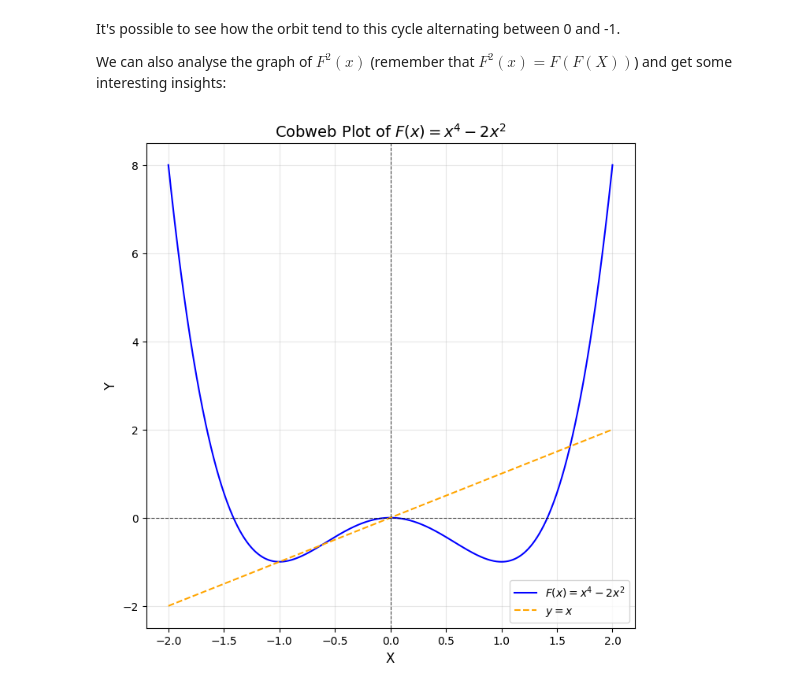
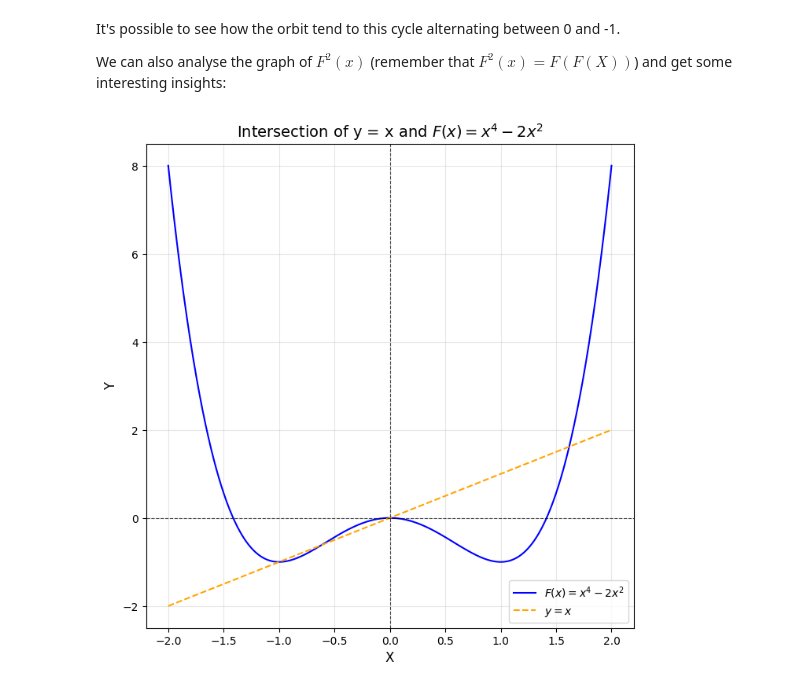
Before and after one commit to Mykaell-Max/Dynamical-Systems, a Jupyter notebook: S001.ipynb, the cells around one changed output. Saved outputs shown, nothing was run; the diff lists cells and outputs as text; code cells hidden in the pictures.

```diff
--- a/S001.ipynb
+++ b/S001.ipynb
@@ -496,23 +496,23 @@ We can also analyse the graph of $F^2(x)$ (remember that $F^2(x) = F( F(X) )$) a
 # %%
 def F(x):
     return x**4 - 2*x**2
 
 x = np.linspace(-2, 2, 1000)
 y = x
 
 plt.figure(figsize=(8, 8))
 plt.plot(x, F(x), label=r"$F(x) = x^4 - 2x^2$", color="blue")
 plt.plot(x, y, label=r"$y = x$", color="orange", linestyle="--")
 
-plt.title("Cobweb Plot of $F(x) = x^4 - 2x^2$", fontsize=14)
+plt.title("Intersection of y = x and $F(x) = x^4 - 2x^2$", fontsize=14)
 plt.xlabel("X", fontsize=12)
 plt.ylabel("Y", fontsize=12)
 plt.axhline(0, color="black", linewidth=0.8, linestyle="--", alpha=0.7)
 plt.axvline(0, color="black", linewidth=0.8, linestyle="--", alpha=0.7)
 plt.legend()
 plt.grid(alpha=0.3)
 # %% [output]
-[figure, old version]
+[figure, new version]
 # %% [markdown]
 As you can see, there are 4 fixed points: at the two fixed points of F and at the period-2 points. It's interesting that if you calculate the derivative of $F^2$ it is 0 at both 0 and -1. This indicates that these points are attracting fixed points for the second iterate of F. You will see how this is gonna lead us to an important concept.
 
```
Also changed, not shown: parts of 2 cells of this notebook.
